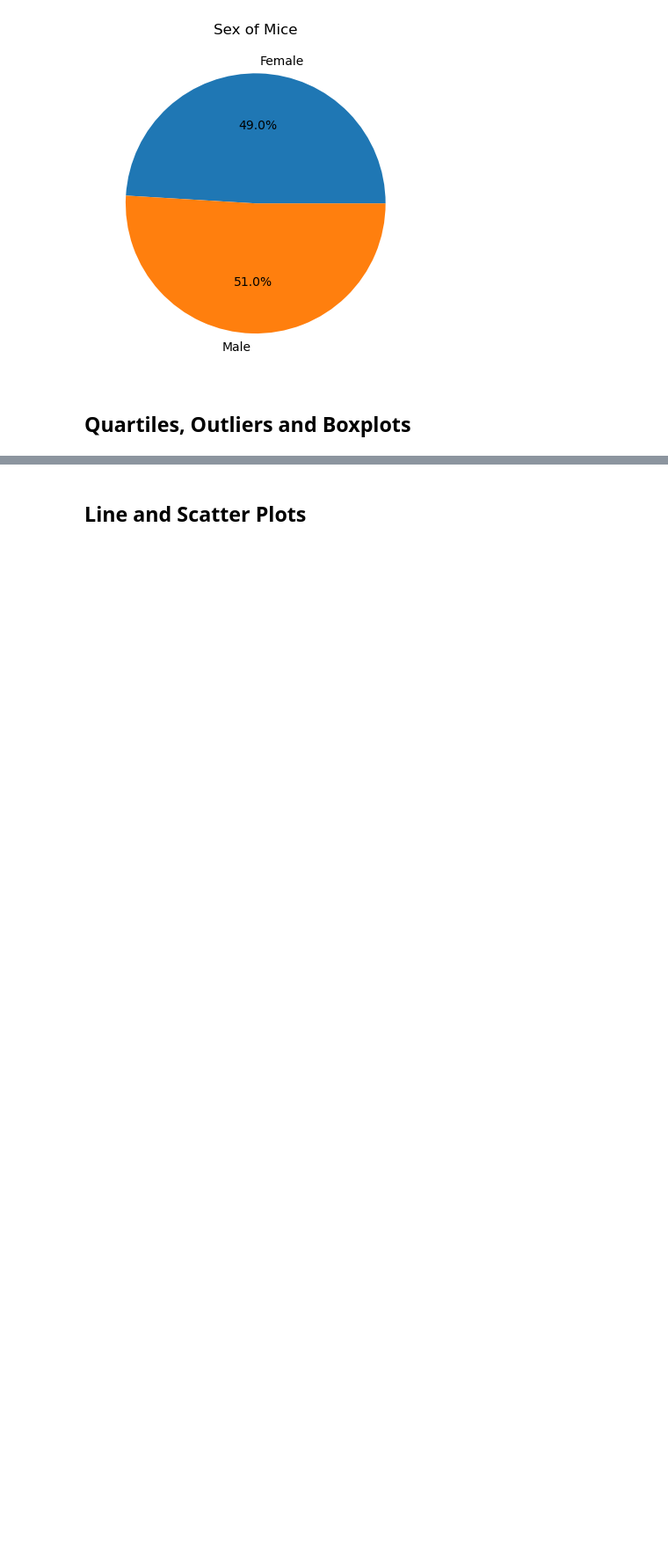
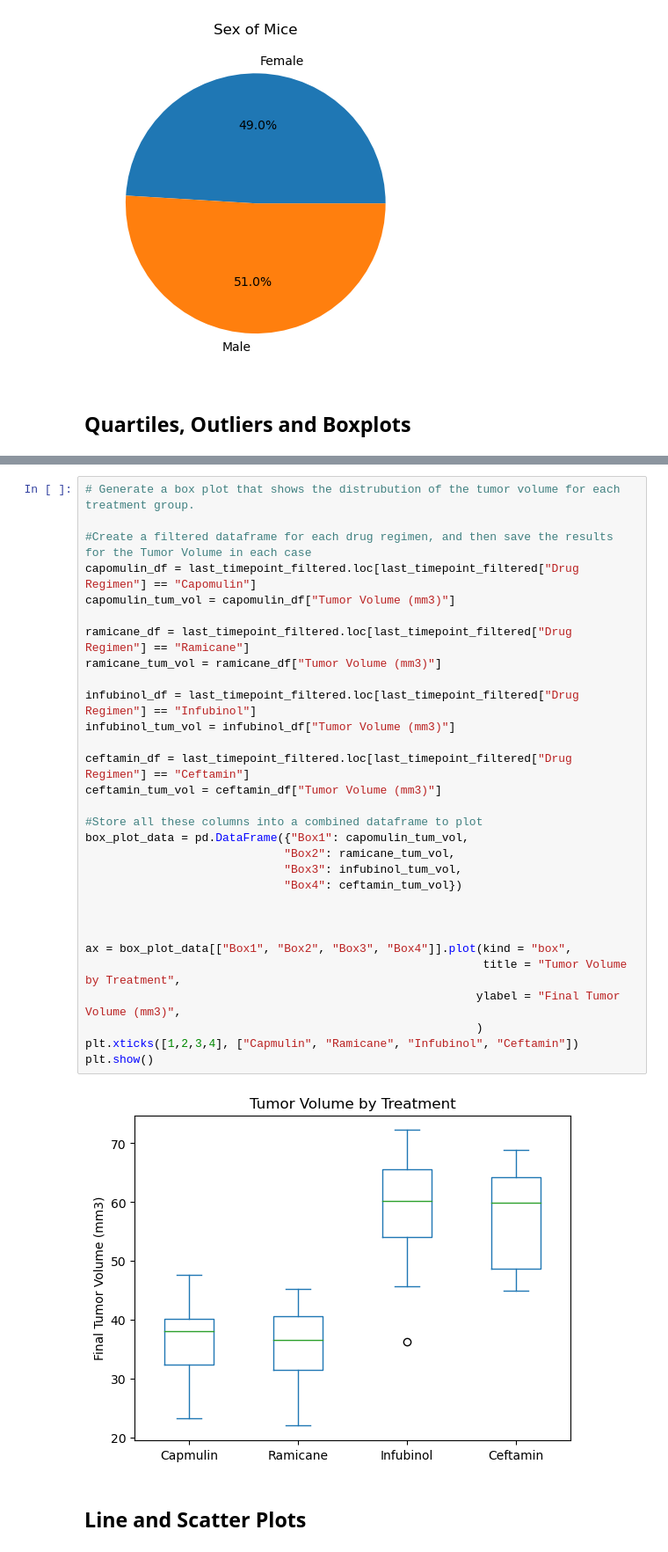
Before and after one commit to jonnybrammah/Pymaceuticals, a Jupyter notebook: Pymaceuticals/pymaceuticals.ipynb, the cells around one changed output, grey strips where cells are left out. Shown: that part at 88% size. Saved outputs shown, nothing was run; the diff lists cells and outputs as text; blank space fills up the shorter version.

```diff
--- a/Pymaceuticals/pymaceuticals.ipynb
+++ b/Pymaceuticals/pymaceuticals.ipynb
@@ -357,2 +337,34 @@ Values above 82.74144559000001 could be outliers.
+# %%
+# Generate a box plot that shows the distrubution of the tumor volume for each treatment group.
+
+#Create a filtered dataframe for each drug regimen, and then save the results for the Tumor Volume in each case
+capomulin_df = last_timepoint_filtered.loc[last_timepoint_filtered["Drug Regimen"] == "Capomulin"]
+capomulin_tum_vol = capomulin_df["Tumor Volume (mm3)"]
+
+ramicane_df = last_timepoint_filtered.loc[last_timepoint_filtered["Drug Regimen"] == "Ramicane"]
+ramicane_tum_vol = ramicane_df["Tumor Volume (mm3)"]
+
+infubinol_df = last_timepoint_filtered.loc[last_timepoint_filtered["Drug Regimen"] == "Infubinol"]
+infubinol_tum_vol = infubinol_df["Tumor Volume (mm3)"]
+
+ceftamin_df = last_timepoint_filtered.loc[last_timepoint_filtered["Drug Regimen"] == "Ceftamin"]
+ceftamin_tum_vol = ceftamin_df["Tumor Volume (mm3)"]
+
+#Store all these columns into a combined dataframe to plot
+box_plot_data = pd.DataFrame({"Box1": capomulin_tum_vol,
+                             "Box2": ramicane_tum_vol,
+                             "Box3": infubinol_tum_vol,
+                             "Box4": ceftamin_tum_vol})
+
+
+
+ax = box_plot_data[["Box1", "Box2", "Box3", "Box4"]].plot(kind = "box",
+                                                          title = "Tumor Volume by Treatment",
+                                                         ylabel = "Final Tumor Volume (mm3)",
+                                                         )
+plt.xticks([1,2,3,4], ["Capmulin", "Ramicane", "Infubinol", "Ceftamin"])
+plt.show()
+# %% [output]
+[figure, added]
 # %% [markdown]
 ## Line and Scatter Plots
```
Also changed, not shown: parts of 17 cells of this notebook.
